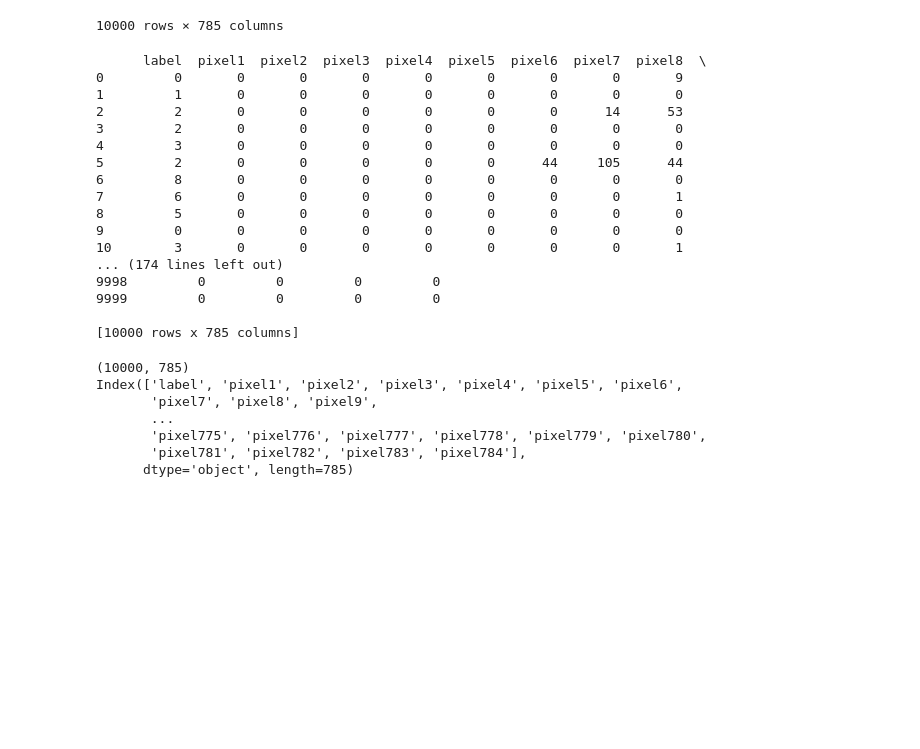
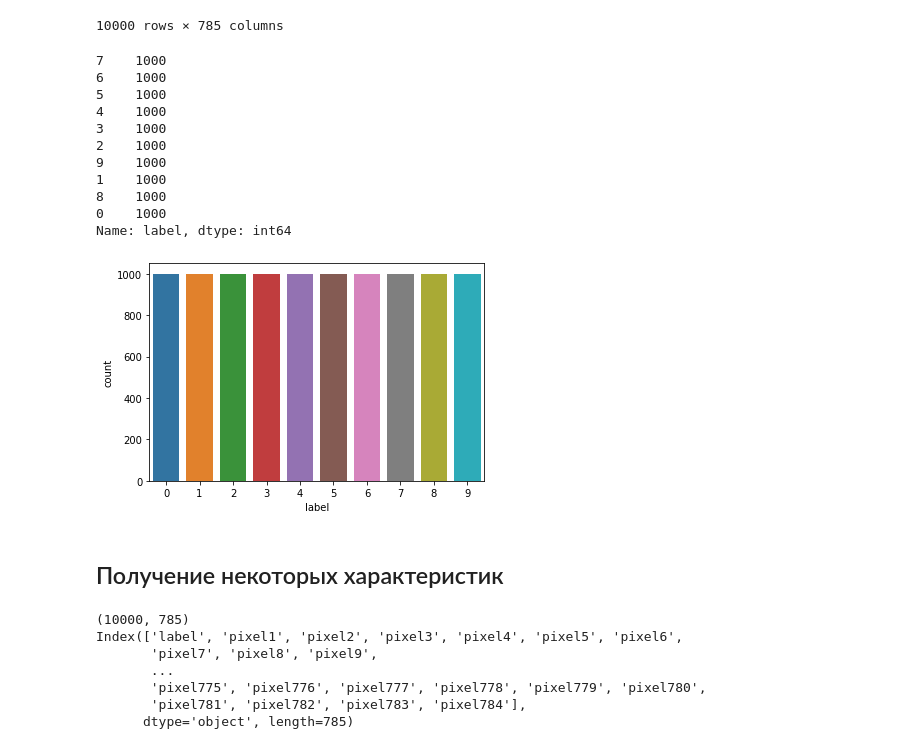
Before and after one commit to KJlaccHoeUM9l/machine-learning-course, a Jupyter notebook: first_homework.ipynb, the cells around one changed output. Saved outputs shown, nothing was run; the diff lists cells and outputs as text; code cells hidden in the pictures; blank space fills up the shorter version.

```diff
--- a/first_homework.ipynb
+++ b/first_homework.ipynb
@@ -26,26 +48,25 @@ data
 | 9998 | 8 | 0 | 1 | 3 | 0 | 0 | 0 | 0 | 0 | 0 | ... | ... |
 | 9999 | 1 | 0 | 0 | 0 | 0 | 0 | 0 | 0 | 140 | 119 | ... | ... |
 10000 rows × 785 columns
-# %%
-print(data)
-# %% [output]
-      label  pixel1  pixel2  pixel3  pixel4  pixel5  pixel6  pixel7  pixel8  \
-0         0       0       0       0       0       0       0       0       9
-1         1       0       0       0       0       0       0       0       0
-2         2       0       0       0       0       0       0      14      53
-3         2       0       0       0       0       0       0       0       0
-4         3       0       0       0       0       0       0       0       0
-5         2       0       0       0       0       0      44     105      44
-6         8       0       0       0       0       0       0       0       0
-7         6       0       0       0       0       0       0       0       1
-8         5       0       0       0       0       0       0       0       0
-9         0       0       0       0       0       0       0       0       0
-10        3       0       0       0       0       0       0       0       1
-... (174 lines left out)
-9998         0         0         0         0
-9999         0         0         0         0
-
-[10000 rows x 785 columns]
+# %%
+import seaborn as sns
+g = sns.countplot(data['label'])
+data['label'].value_counts()
+# %% [output]
+7    1000
+6    1000
+5    1000
+4    1000
+3    1000
+2    1000
+9    1000
+1    1000
+8    1000
+0    1000
+Name: label, dtype: int64
+[figure, added]
+# %% [markdown]
+## Получение некоторых характеристик
 # %%
 print(data.shape)
 print(data.columns)
```
Also changed, not shown: parts of 46 cells of this notebook.
